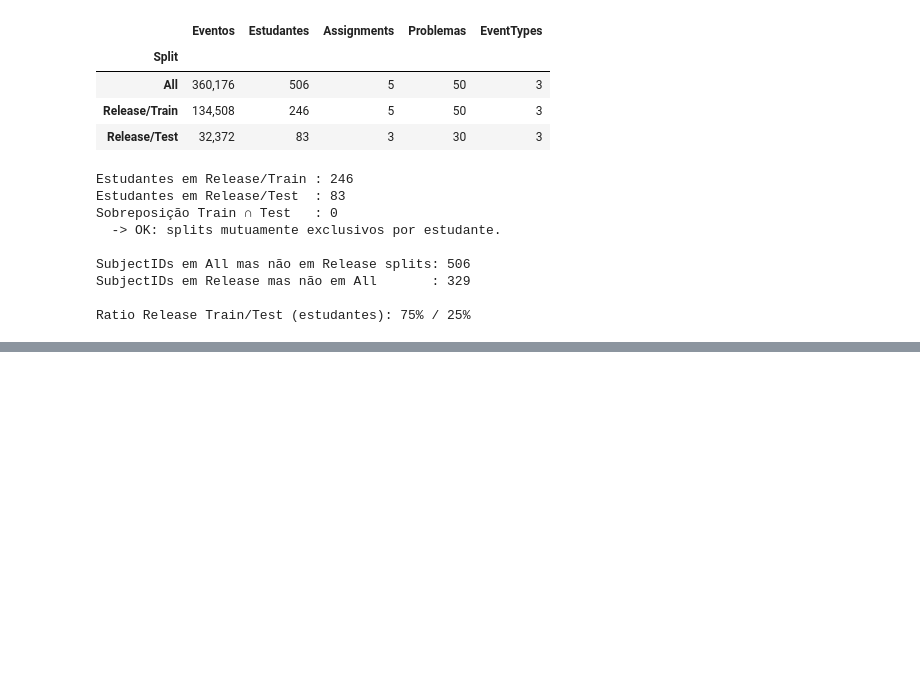
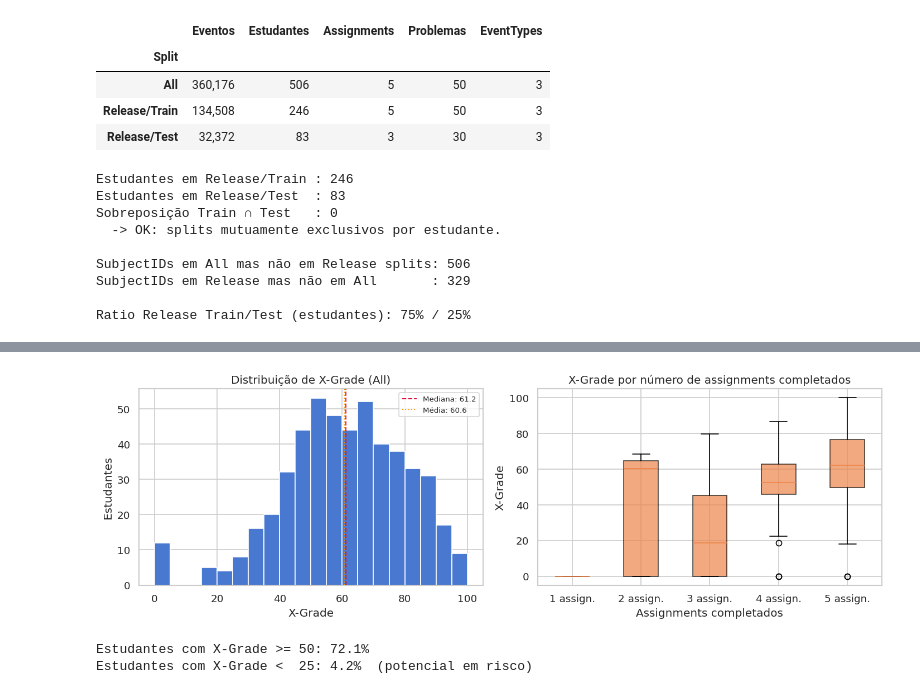
Before and after one commit to scuiki/tcc.edm.kt, a Jupyter notebook: notebooks/01_eda.ipynb, the cells around one changed output, grey strips where cells are left out. Saved outputs shown, nothing was run; the diff lists cells and outputs as text; code cells hidden in the pictures; blank space fills up the shorter version.

```diff
--- a/notebooks/01_eda.ipynb
+++ b/notebooks/01_eda.ipynb
@@ -217,0 +453,15 @@ Ratio Release Train/Test (estudantes): 75% / 25%
+# %%
+# Carregar Subject.csv, early.csv e late.csv do split All
+subject = pd.read_csv(DATA_ROOT / 'All/Data/LinkTables/Subject.csv')
+early   = pd.read_csv(DATA_ROOT / 'All/early.csv')
+late    = pd.read_csv(DATA_ROOT / 'All/late.csv')
+
+# Concatenar para cobrir todos os 5 assignments
+# early.csv cobre A439, A487, A492; late.csv cobre A494, A502
+all_labels = pd.concat([early, late], ignore_index=True)
+
+print(f'early.csv  : {early.shape}   assignments: {sorted(early["AssignmentID"].unique())}')
+print(f'late.csv   : {late.shape}    assignments: {sorted(late["AssignmentID"].unique())}')
+print(f'all_labels : {all_labels.shape}  assignments: {sorted(all_labels["AssignmentID"].unique())}')
+print()
+display(subject['X-Grade'].describe().rename('X-Grade').to_frame().T)
@@ -217,0 +474,45 @@ Ratio Release Train/Test (estudantes): 75% / 25%
+# %%
+grades = subject['X-Grade'].dropna()
+
+assign_counts = (
+    all_main.dropna(subset=['AssignmentID'])
+    .groupby('SubjectID')['AssignmentID']
+    .nunique()
+    .rename('n_assignments')
+)
+subject_ext = subject.join(assign_counts, on='SubjectID')
+
+fig, axes = plt.subplots(1, 2, figsize=(12, 4))
+
+axes[0].hist(grades, bins=20, color=sns.color_palette('muted')[0], edgecolor='white')
+axes[0].axvline(grades.median(), color='crimson', linestyle='--', linewidth=1.2,
+                label=f'Mediana: {grades.median():.1f}')
+axes[0].axvline(grades.mean(), color='darkorange', linestyle=':', linewidth=1.2,
+                label=f'Média: {grades.mean():.1f}')
+axes[0].set_xlabel('X-Grade')
+axes[0].set_ylabel('Estudantes')
+axes[0].set_title('Distribuição de X-Grade (All)')
+axes[0].legend(fontsize=8)
+
+data_by_assign = [
+    subject_ext[subject_ext['n_assignments'] == k]['X-Grade'].dropna()
+    for k in sorted(subject_ext['n_assignments'].dropna().unique())
+]
+tick_labels = [f'{int(k)} assign.' for k in sorted(subject_ext['n_assignments'].dropna().unique())]
+axes[1].boxplot(data_by_assign, tick_labels=tick_labels, patch_artist=True,
+                boxprops=dict(facecolor=sns.color_palette('muted')[1], alpha=0.7))
+axes[1].set_xlabel('Assignments completados')
+axes[1].set_ylabel('X-Grade')
+axes[1].set_title('X-Grade por número de assignments completados')
+
+plt.tight_layout()
+plt.show()
+
+pct_above_50 = (grades >= 50).mean() * 100
+pct_below_25 = (grades < 25).mean() * 100
+print(f'Estudantes com X-Grade >= 50: {pct_above_50:.1f}%')
+print(f'Estudantes com X-Grade <  25: {pct_below_25:.1f}%  (potencial em risco)')
+# %% [output]
+[figure, added]
+Estudantes com X-Grade >= 50: 72.1%
+Estudantes com X-Grade <  25: 4.2%  (potencial em risco)
```
Also changed, not shown: parts of 28 cells of this notebook, 5 other files.
